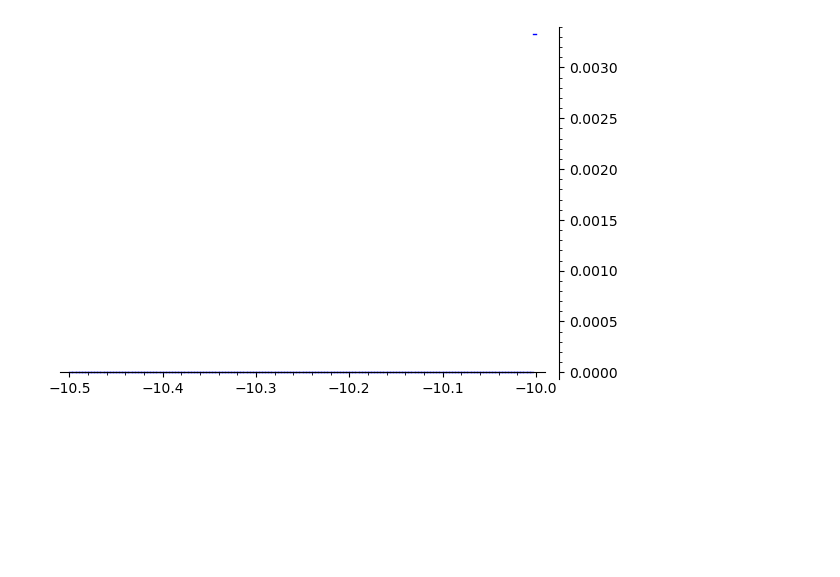
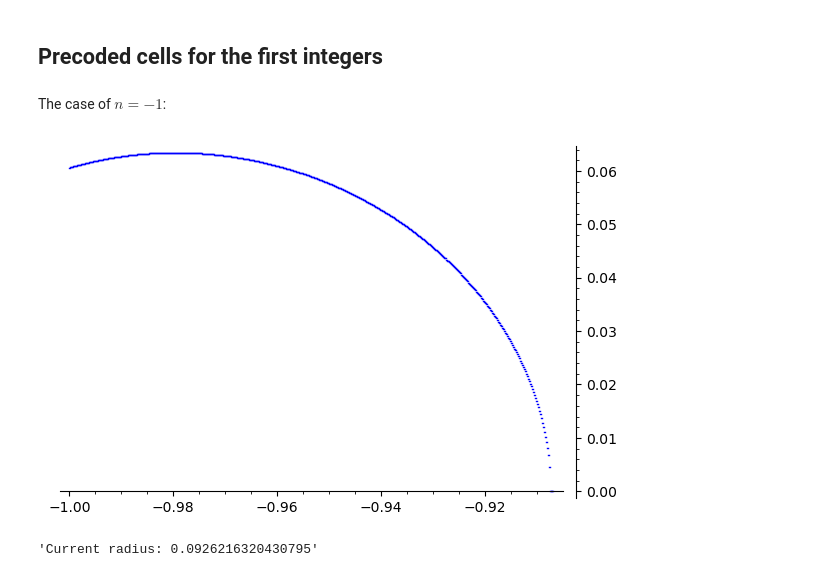
Before and after one commit to Louddy/The-northcott-property-of-dedekind-zeta-functions, a Jupyter notebook: Interval_parsing.ipynb, the cells around one changed output. Cells and saved outputs as stored; diff of their text form; code cells hidden in the pictures; blank space fills up the shorter version.

Commit message:
Updated version
Markdown, new error handling, radius finder and precoded first few cases

```diff
--- a/Interval_parsing.ipynb
+++ b/Interval_parsing.ipynb
@@ -10,6 +14,9 @@ G2(x,t) = abs(sin(pi / 2 *(x+i*t)))/cosh(pi / 2 * t)
 
 # Finds the minimal height in the decreasing-increasing case.
 def interv_dec_inc(F,G, xmin, xmax, precision):
+    # Warnings
+    interv_warning(xmin,xmax)
+
     if n(derivative(G,x)((xmax+xmin)/2,0))< 0:
         show('Warning: Negative derivative with increasing assumption')
 
@@ -30,6 +37,9 @@ def interv_dec_inc(F,G, xmin, xmax, precision):
 
 # Finds the minimal height in the decreasing-decreasing case.
 def interv_dec_dec(F,G, xmin, xmax, precision):
+    # Warnings
+    interv_warning(xmin,xmax)
+
     if n(derivative(G,x)((xmax+xmin)/2,0))> 0:
         show('Warning: Positive derivative with decreasing assumption')
 
@@ -86,11 +96,35 @@ def zoom(seglist):
         xmax = seglist[len(seglist)-1][1][0]
     else:
         for l in range(len(seglist)):
-            if seglist[len(seglist)-l-1][0][1] == 0:
+            if seglist[len(seglist)-l-1][1][1] == 0:
                 next
-            elif seglist[len(seglist)-l][0][1] == 0:
-                xmax = seglist[len(seglist)-l-1][0][0]
+            elif seglist[len(seglist)-l][1][1] == 0:
+                xmax = seglist[len(seglist)-l-1][1][0]
             else:
                 break
 
     return (xmin,xmax)
+
+def radmax(center,seglist):
+    rmax = 0
+    for seg in seglist:
+        if seg[0][1] != 0:
+            rdist2 = (seg[1][0]-center)^2+seg[1][1]^2
+            if rdist2 > rmax:
+                rmax = rdist2
+    return rmax
+
+class IntervError(Exception):
+    pass
+
+def interv_warning(xmin,xmax):
+    if xmin % -0.5 == 0:
+        if (xmax < -0.5*(floor(xmin/-0.5)) or xmax > -0.5*(floor(xmin/-0.5) -1)):
+            raise IntervError('Warning: This software is not designed to handle segments where the derivative of F or G changes sign. Please make sure that both xmin and xmax belong in the same interval [-n,-n+0.5].')
+    elif (xmax < -0.5*(floor(xmin/-0.5)+1) or xmax > -0.5*(floor(xmin/-0.5))):
+        raise IntervError('Warning: This software is not designed to handle segments where the derivative of F or G changes sign. Please make sure that both xmin and xmax belong in the same interval [-n,-n+0.5].')
+    if xmin >= xmax:
+        raise IntervError('Warning: xmin should be stricly smaller than xmax.')
+    if  xmax > -0.65:
+        show('Warning: This software is not designed to handle segments with xmax > -0.65. Your process might not terminate.')
+    return
@@ -97,10 +184,18 @@ def zoom(seglist):
+# %% [markdown]
+## Precoded cells for the first integers
+# %% [markdown]
+The case of $n=-1$:
 # %%
-xmin, xmax = -10.5,-10
+xmin, xmax = -1,-0.906940000000000
+precision = 2000
 seglist = worst_case(
-    interv_dec_dec(F1,G1,xmin,xmax,150),
-    interv_dec_dec(F2,G2,xmin,xmax,150)
+    interv_dec_inc(F1,G1,xmin,xmax,precision),
+    interv_dec_dec(F2,G2,xmin,xmax,precision)
 )
 
+
 show(draw(seglist))
+show('Current radius: ' + str(sqrt(radmax(-1,seglist))))
 # %% [output]
-[figure, old version]
+[figure, new version]
+'Current radius: 0.0926216320430795'
```
Also changed, not shown: parts of 14 cells of this notebook.
